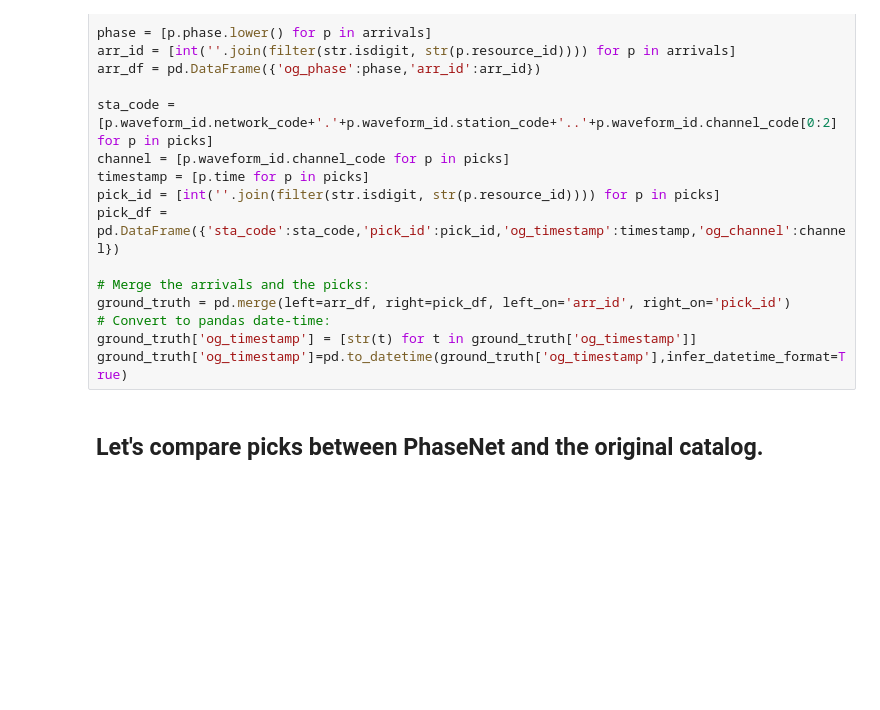
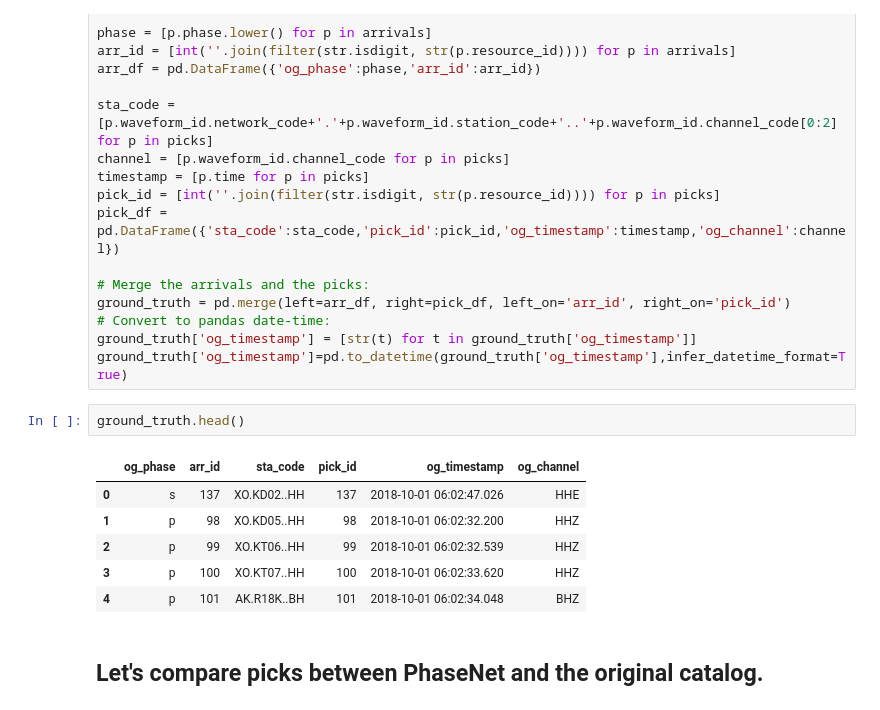
Before and after one commit to scottyhq/quakeflow-examples, a Jupyter notebook: evaluate_quakeflow.ipynb, the cells around one changed output. Saved outputs shown, nothing was run; the diff lists cells and outputs as text; blank space fills up the shorter version.

```diff
--- a/evaluate_quakeflow.ipynb
+++ b/evaluate_quakeflow.ipynb
@@ -80,6 +80,15 @@ ground_truth = pd.merge(left=arr_df, right=pick_df, left_on='arr_id', right_on='
 # Convert to pandas date-time:
 ground_truth['og_timestamp'] = [str(t) for t in ground_truth['og_timestamp']]
 ground_truth['og_timestamp']=pd.to_datetime(ground_truth['og_timestamp'],infer_datetime_format=True)
+# %%
+ground_truth.head()
+# %% [output]
+|  | og_phase | arr_id | sta_code | pick_id | og_timestamp | og_channel |
+| 0 | s | 137 | XO.KD02..HH | 137 | 2018-10-01 06:02:47.026 | HHE |
+| 1 | p | 98 | XO.KD05..HH | 98 | 2018-10-01 06:02:32.200 | HHZ |
+| 2 | p | 99 | XO.KT06..HH | 99 | 2018-10-01 06:02:32.539 | HHZ |
+| 3 | p | 100 | XO.KT07..HH | 100 | 2018-10-01 06:02:33.620 | HHZ |
+| 4 | p | 101 | AK.R18K..BH | 101 | 2018-10-01 06:02:34.048 | BHZ |
 # %% [markdown]
 ## Let's compare picks between PhaseNet and the original catalog.
 # %% [markdown]
```
Also changed, not shown: parts of 3 cells of this notebook, 2 other files.
